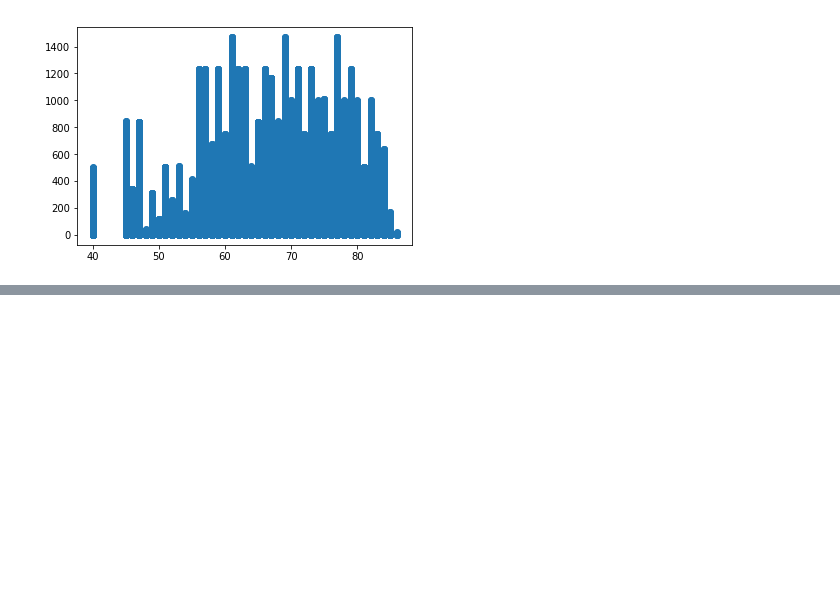
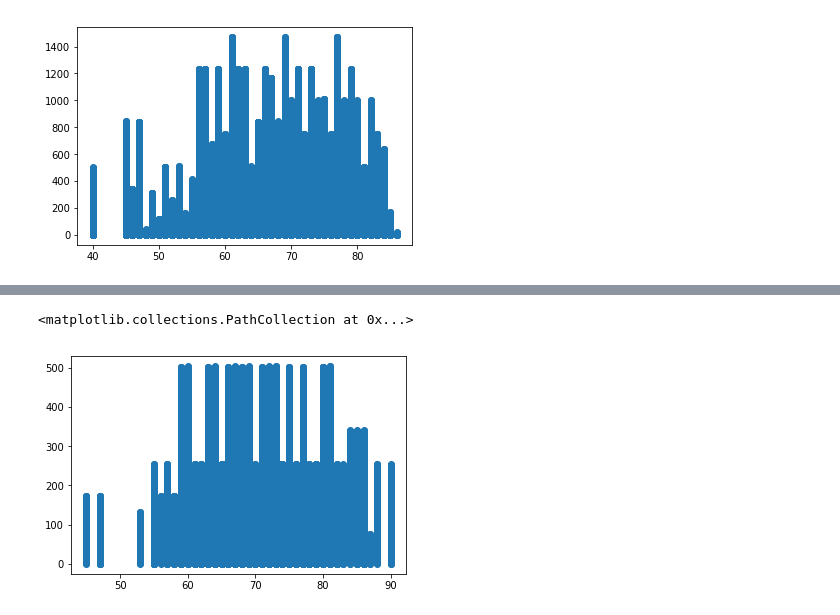
Before and after one commit to wwymak/udacity-ai-nd-projects, a Jupyter notebook: 3_Adversarial Search/game analysis 1.ipynb, the cells around one changed output, grey strips where cells are left out. Drawn from its saved outputs; the diff is of its cells as text; code cells hidden in the pictures; blank space fills up the shorter version.

```diff
--- a/3_Adversarial Search/game analysis 1.ipynb
+++ b/3_Adversarial Search/game analysis 1.ipynb
@@ -69,0 +127,5 @@ plt.scatter(terminal3.ply_count, terminal3.depth)
+# %%
+plt.scatter(df1.ply_count, df1.depth)
+# %% [output]
+<matplotlib.collections.PathCollection at 0x...>
+[figure, added]
```
Also changed, not shown: parts of 18 cells of this notebook, 20 other files.
